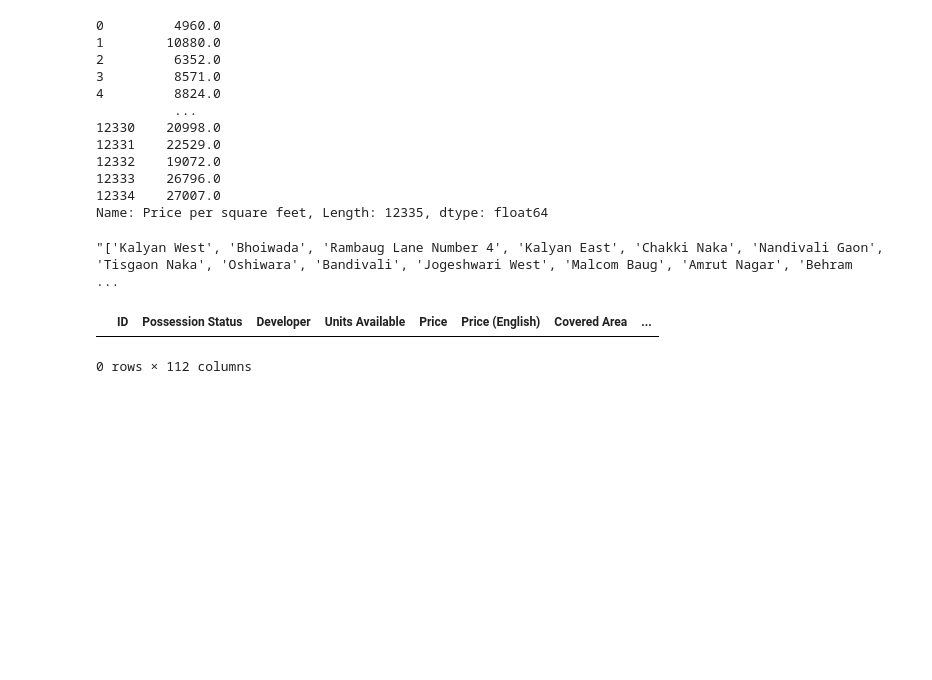
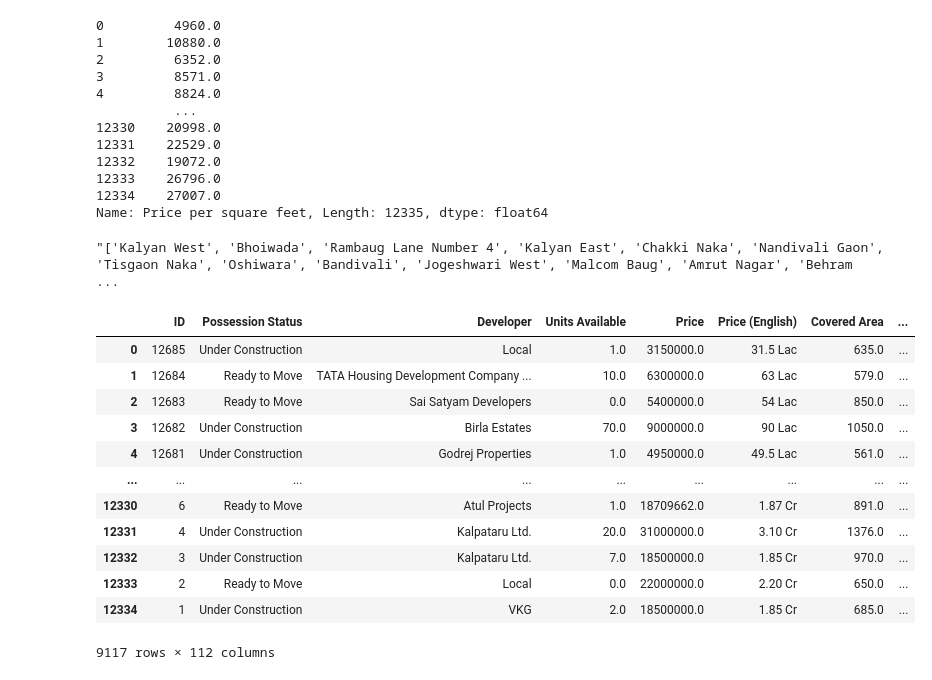
Before and after one commit to debadridtt/Smart-Broker-GenAI-App, a Jupyter notebook: Real Estate EDA.ipynb, the cells around one changed output. Saved outputs shown, nothing was run; the diff lists cells and outputs as text; code cells hidden in the pictures; blank space fills up the shorter version.

```diff
--- a/Real Estate EDA.ipynb
+++ b/Real Estate EDA.ipynb
@@ -244,7 +244,18 @@ str(list(df['Area Name'].unique()))
 # %% [output]
 "['Kalyan West', 'Bhoiwada', 'Rambaug Lane Number 4', 'Kalyan East', 'Chakki Naka', 'Nandivali Gaon', 'Tisgaon Naka', 'Oshiwara', 'Bandivali', 'Jogeshwari West', 'Malcom Baug', 'Amrut Nagar', 'Behram  ...
 # %%
-df[df['Description/Amenities'].str.contains('SecurityLift')]
+df[df['Description/Amenities'].str.contains('prime location', case=False)]
 # %% [output]
 |  | ID | Possession Status | Developer | Units Available | Price | Price (English) | Covered Area | ... |
+| 0 | 12685 | Under Construction | Local | 1.0 | 3150000.0 | 31.5 Lac | 635.0 | ... |
+| 1 | 12684 | Ready to Move | TATA Housing Development Company ... | 10.0 | 6300000.0 | 63 Lac | 579.0 | ... |
+| 2 | 12683 | Ready to Move | Sai Satyam Developers | 0.0 | 5400000.0 | 54 Lac | 850.0 | ... |
+| 3 | 12682 | Under Construction | Birla Estates | 70.0 | 9000000.0 | 90 Lac | 1050.0 | ... |
+| 4 | 12681 | Under Construction | Godrej Properties | 1.0 | 4950000.0 | 49.5 Lac | 561.0 | ... |
+| ... | ... | ... | ... | ... | ... | ... | ... | ... |
+| 12330 | 6 | Ready to Move | Atul Projects | 1.0 | 18709662.0 | 1.87 Cr | 891.0 | ... |
+| 12331 | 4 | Under Construction | Kalpataru Ltd. | 20.0 | 31000000.0 | 3.10 Cr | 1376.0 | ... |
+| 12332 | 3 | Under Construction | Kalpataru Ltd. | 7.0 | 18500000.0 | 1.85 Cr | 970.0 | ... |
+| 12333 | 2 | Ready to Move | Local | 0.0 | 22000000.0 | 2.20 Cr | 650.0 | ... |
+| 12334 | 1 | Under Construction | VKG | 2.0 | 18500000.0 | 1.85 Cr | 685.0 | ... |
-0 rows × 112 columns
+9117 rows × 112 columns
```
